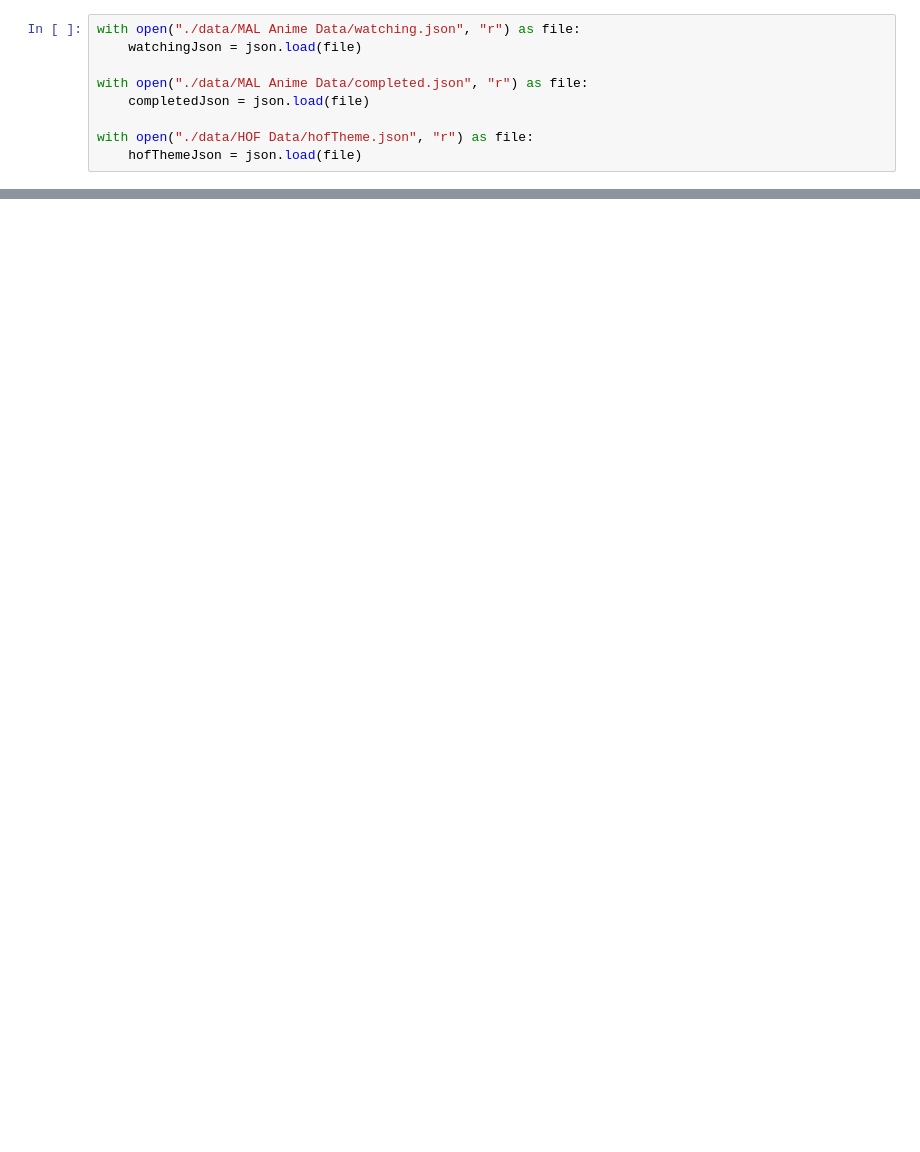
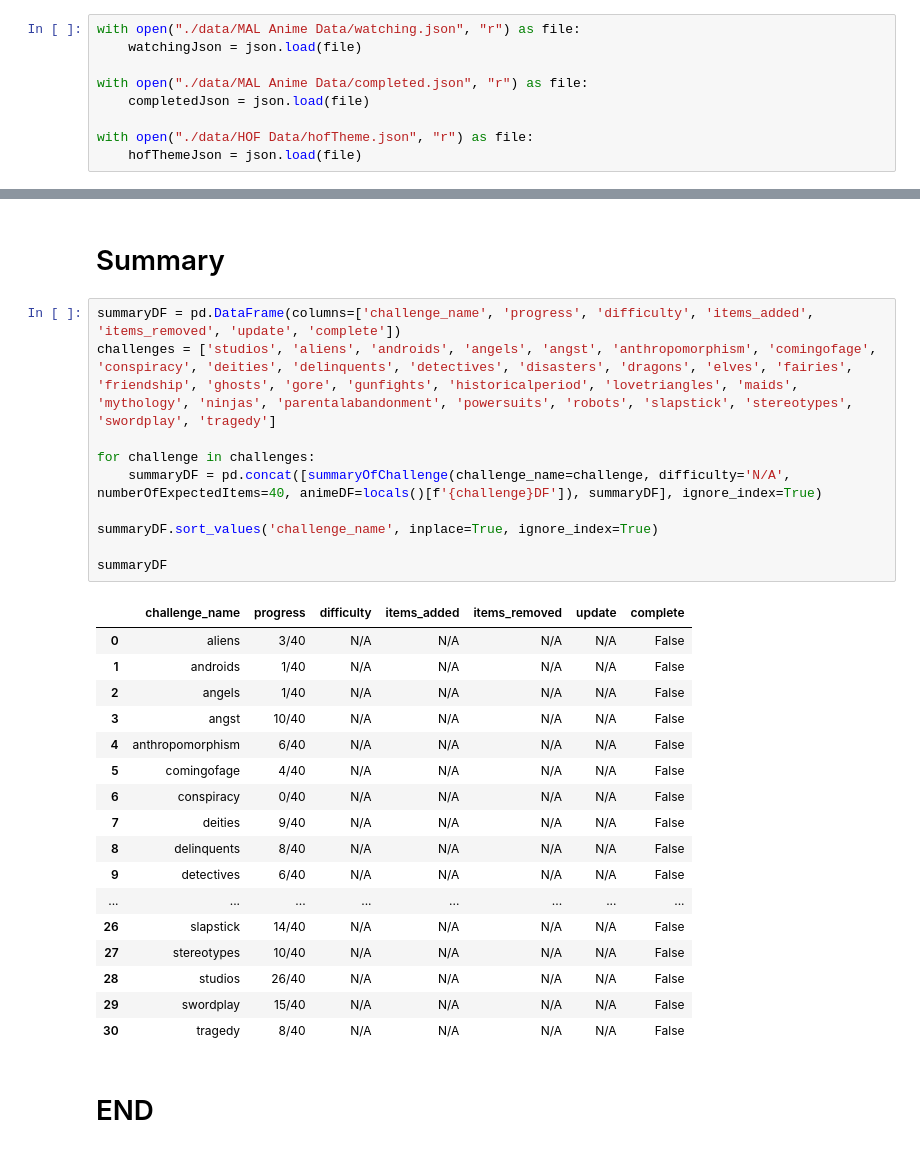
Before and after one commit to nerfsunny/MAL-Challenge-Tracker, a Jupyter notebook: AWC Club Challenges.ipynb, the cells around one changed output, grey strips where cells are left out. Saved outputs shown, nothing was run; the diff lists cells and outputs as text; blank space fills up the shorter version.

Commit message:
Updated AWC Club Challenges.
Created new cells for challenges found in Theme Tag Challenges.

Created new cell for the summary for all challenges.

```diff
--- a/AWC Club Challenges.ipynb
+++ b/AWC Club Challenges.ipynb
@@ -127,0 +608,32 @@ studiosChallengeDF
+# %% [markdown]
+# Summary
+# %%
+summaryDF = pd.DataFrame(columns=['challenge_name', 'progress', 'difficulty', 'items_added', 'items_removed', 'update', 'complete'])
+challenges = ['studios', 'aliens', 'androids', 'angels', 'angst', 'anthropomorphism', 'comingofage', 'conspiracy', 'deities', 'delinquents', 'detectives', 'disasters', 'dragons', 'elves', 'fairies', 'friendship', 'ghosts', 'gore', 'gunfights', 'historicalperiod', 'lovetriangles', 'maids', 'mythology', 'ninjas', 'parentalabandonment', 'powersuits', 'robots', 'slapstick', 'stereotypes', 'swordplay', 'tragedy']
+
+for challenge in challenges:
+    summaryDF = pd.concat([summaryOfChallenge(challenge_name=challenge, difficulty='N/A', numberOfExpectedItems=40, animeDF=locals()[f'{challenge}DF']), summaryDF], ignore_index=True)
+
+summaryDF.sort_values('challenge_name', inplace=True, ignore_index=True)
+
+summaryDF
+# %% [output]
+|  | challenge_name | progress | difficulty | items_added | items_removed | update | complete |
+| 0 | aliens | 3/40 | N/A | N/A | N/A | N/A | False |
+| 1 | androids | 1/40 | N/A | N/A | N/A | N/A | False |
+| 2 | angels | 1/40 | N/A | N/A | N/A | N/A | False |
+| 3 | angst | 10/40 | N/A | N/A | N/A | N/A | False |
+| 4 | anthropomorphism | 6/40 | N/A | N/A | N/A | N/A | False |
+| 5 | comingofage | 4/40 | N/A | N/A | N/A | N/A | False |
+| 6 | conspiracy | 0/40 | N/A | N/A | N/A | N/A | False |
+| 7 | deities | 9/40 | N/A | N/A | N/A | N/A | False |
+| 8 | delinquents | 8/40 | N/A | N/A | N/A | N/A | False |
+| 9 | detectives | 6/40 | N/A | N/A | N/A | N/A | False |
+| ... | ... | ... | ... | ... | ... | ... | ... |
+| 26 | slapstick | 14/40 | N/A | N/A | N/A | N/A | False |
+| 27 | stereotypes | 10/40 | N/A | N/A | N/A | N/A | False |
+| 28 | studios | 26/40 | N/A | N/A | N/A | N/A | False |
+| 29 | swordplay | 15/40 | N/A | N/A | N/A | N/A | False |
+| 30 | tragedy | 8/40 | N/A | N/A | N/A | N/A | False |
+# %% [markdown]
+# END
```
Also changed, not shown: parts of 69 cells of this notebook.
